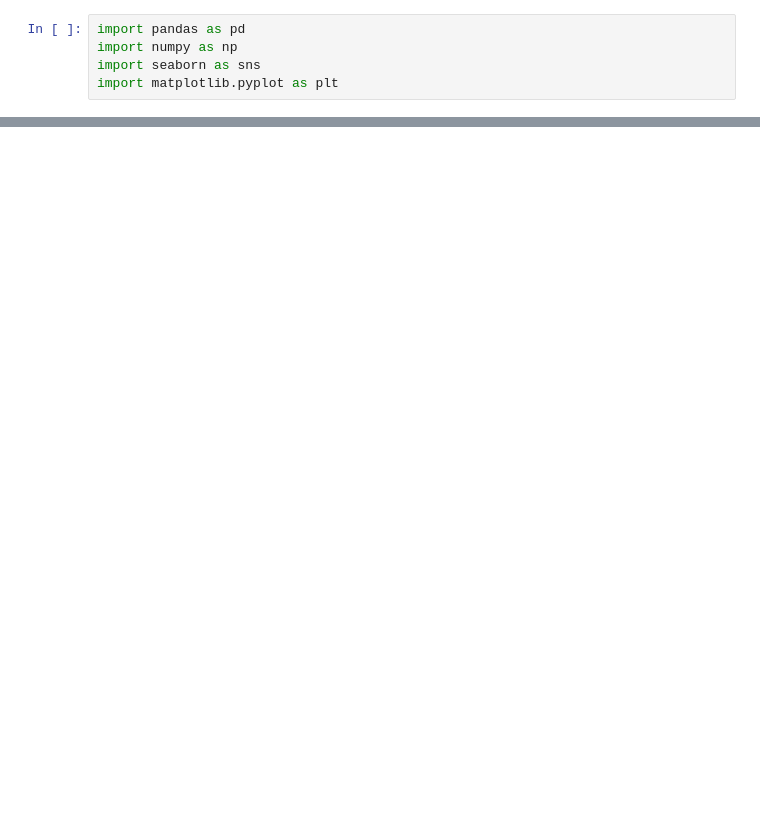
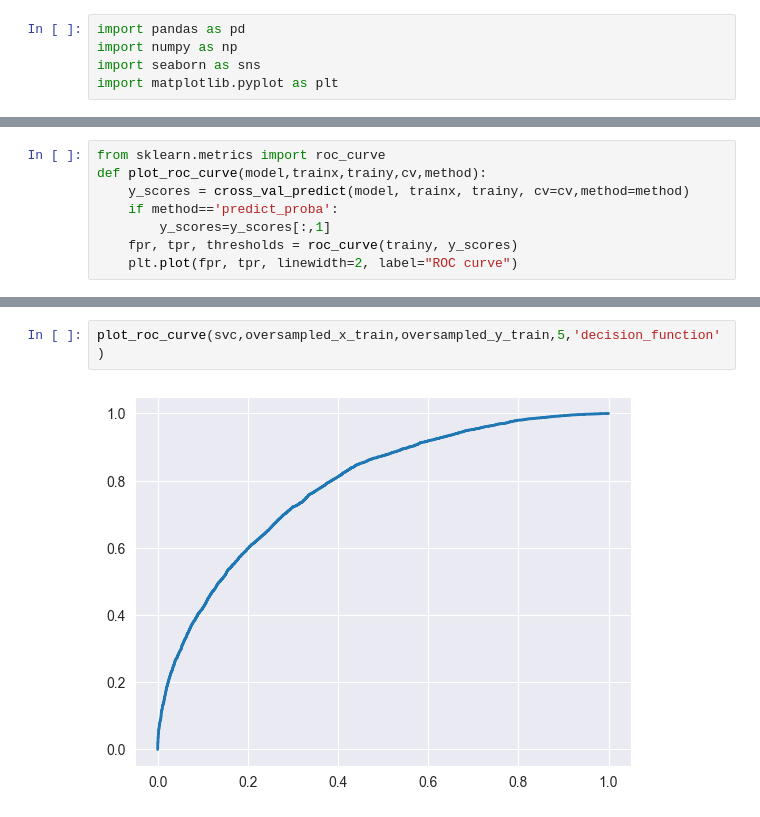
Before and after one commit to Soroushsrd/News-Sentiment-Analysis, a Jupyter notebook: PTB_XL/PTB_XL_machine_learning.ipynb, the cells around one changed output, grey strips where cells are left out. Cells and saved outputs as stored; diff of their text form; blank space fills up the shorter version.

```diff
--- a/PTB_XL/PTB_XL_machine_learning.ipynb
+++ b/PTB_XL/PTB_XL_machine_learning.ipynb
@@ -49 +96,9 @@ from sklearn.svm import SVC
+# %%
+from sklearn.metrics import roc_curve
+def plot_roc_curve(model,trainx,trainy,cv,method):
+    y_scores = cross_val_predict(model, trainx, trainy, cv=cv,method=method)
+    if method=='predict_proba':
+        y_scores=y_scores[:,1]
+    fpr, tpr, thresholds = roc_curve(trainy, y_scores)
+    plt.plot(fpr, tpr, linewidth=2, label="ROC curve")
 # %%
@@ -63,0 +131,4 @@ print(cross.mean())
+# %%
+plot_roc_curve(svc,oversampled_x_train,oversampled_y_train,5,'decision_function')
+# %% [output]
+[figure, added]
```
Also changed, not shown: parts of 54 cells of this notebook, 2 other files.
